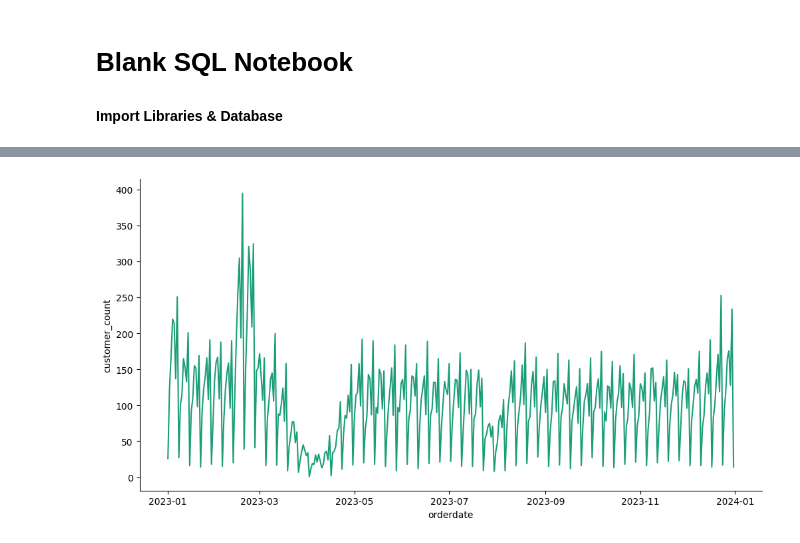
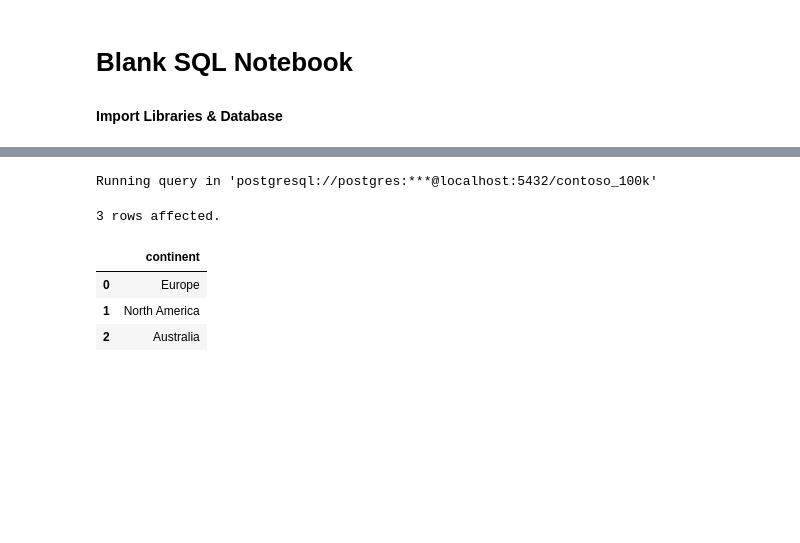
Before and after one commit to Nour-salepan/collab, a Jupyter notebook: Resources/Blank_SQL_Notebook.ipynb, the cells around one changed output, grey strips where cells are left out. Saved outputs shown, nothing was run; the diff lists cells and outputs as text; code cells hidden in the pictures; blank space fills up the shorter version.

```diff
--- a/Resources/Blank_SQL_Notebook.ipynb
+++ b/Resources/Blank_SQL_Notebook.ipynb
@@ -111,18 +121,11 @@ plt.gca().spines[['top', 'right']].set_visible(False)
-# %%
-from matplotlib import pyplot as plt
-import seaborn as sns
-def _plot_series(series, series_name, series_index=0):
-  palette = list(sns.palettes.mpl_palette('Dark2'))
-  xs = series['orderdate']
-  ys = series['customer_count']
-
-  plt.plot(xs, ys, label=series_name, color=palette[series_index % len(palette)])
-
-fig, ax = plt.subplots(figsize=(10, 5.2), layout='constrained')
-df_sorted = _df_1.sort_values('orderdate', ascending=True)
-_plot_series(df_sorted, '')
-sns.despine(fig=fig, ax=ax)
-plt.xlabel('orderdate')
-_ = plt.ylabel('customer_count')
-# %% [output]
-[figure, removed]
+# %%
+%%sql
+
+select distinct continent from customer;
+# %% [output]
+Running query in 'postgresql://postgres:***@localhost:5432/contoso_100k'
+3 rows affected.
+|  | continent |
+| 0 | Europe |
+| 1 | North America |
+| 2 | Australia |
```
Also changed, not shown: parts of 3 cells of this notebook.
